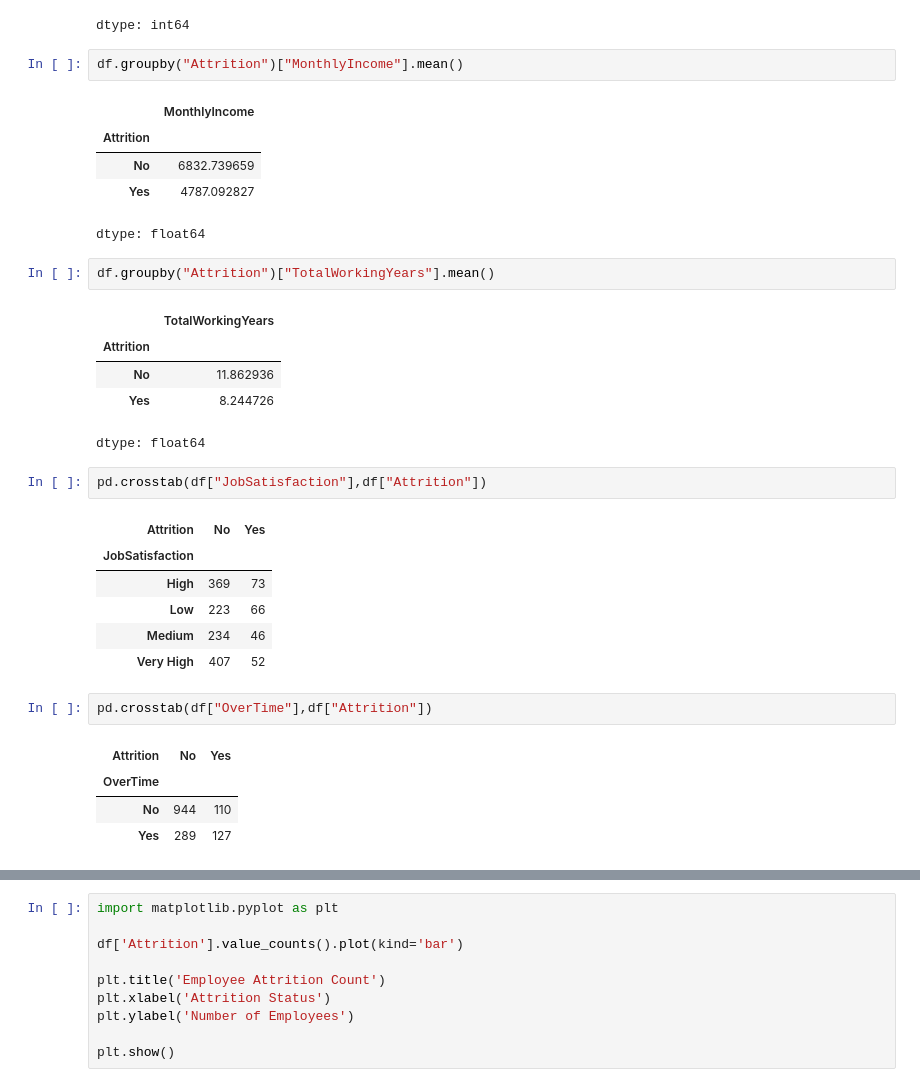
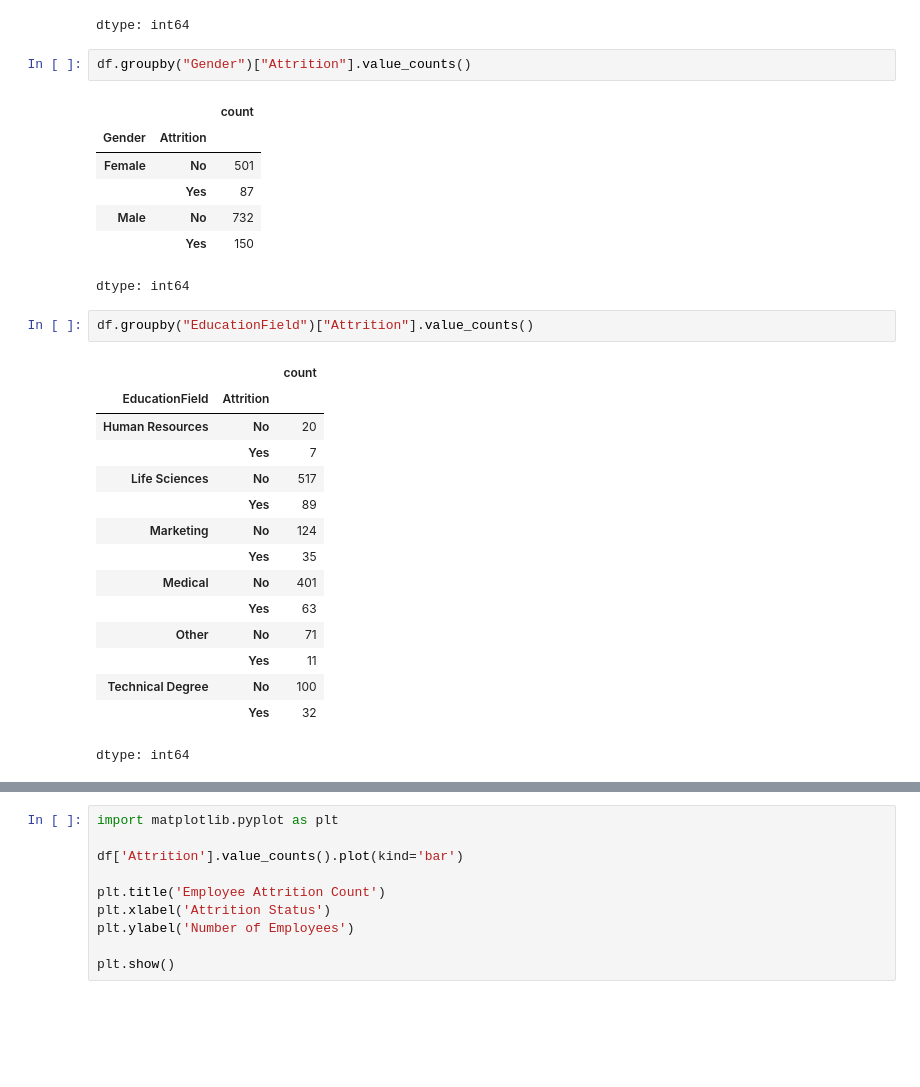
Before and after one commit to Sornakala1031-m/Data-Analytics-using-python-Project, a Jupyter notebook: Final_Intenship_project.ipynb, the cells around one changed output, grey strips where cells are left out. Cells and saved outputs as stored; diff of their text form; blank space fills up the shorter version.

```diff
--- a/Final_Intenship_project.ipynb
+++ b/Final_Intenship_project.ipynb
@@ -148,34 +155,30 @@ df["Attrition"].value_counts()
 | Yes | 237 |
 dtype: int64
 # %%
-df.groupby("Attrition")["MonthlyIncome"].mean()
+df.groupby("Gender")["Attrition"].value_counts()
 # %% [output]
-|  | MonthlyIncome |
-| Attrition |  |
-| No | 6832.739659 |
-| Yes | 4787.092827 |
+|  |  | count |
+| Gender | Attrition |  |
+| Female | No | 501 |
+|  | Yes | 87 |
+| Male | No | 732 |
+|  | Yes | 150 |
-dtype: float64
+dtype: int64
 # %%
-df.groupby("Attrition")["TotalWorkingYears"].mean()
+df.groupby("EducationField")["Attrition"].value_counts()
 # %% [output]
-|  | TotalWorkingYears |
-| Attrition |  |
-| No | 11.862936 |
-| Yes | 8.244726 |
+|  |  | count |
+| EducationField | Attrition |  |
+| Human Resources | No | 20 |
+|  | Yes | 7 |
+| Life Sciences | No | 517 |
+|  | Yes | 89 |
+| Marketing | No | 124 |
+|  | Yes | 35 |
+| Medical | No | 401 |
+|  | Yes | 63 |
+| Other | No | 71 |
+|  | Yes | 11 |
+| Technical Degree | No | 100 |
+|  | Yes | 32 |
-dtype: float64
+dtype: int64
-# %%
-pd.crosstab(df["JobSatisfaction"],df["Attrition"])
-# %% [output]
-| Attrition | No | Yes |
-| JobSatisfaction |  |  |
-| High | 369 | 73 |
-| Low | 223 | 66 |
-| Medium | 234 | 46 |
-| Very High | 407 | 52 |
-# %%
-pd.crosstab(df["OverTime"],df["Attrition"])
-# %% [output]
-| Attrition | No | Yes |
-| OverTime |  |  |
-| No | 944 | 110 |
-| Yes | 289 | 127 |
```
Also changed, not shown: parts of 20 cells of this notebook.
